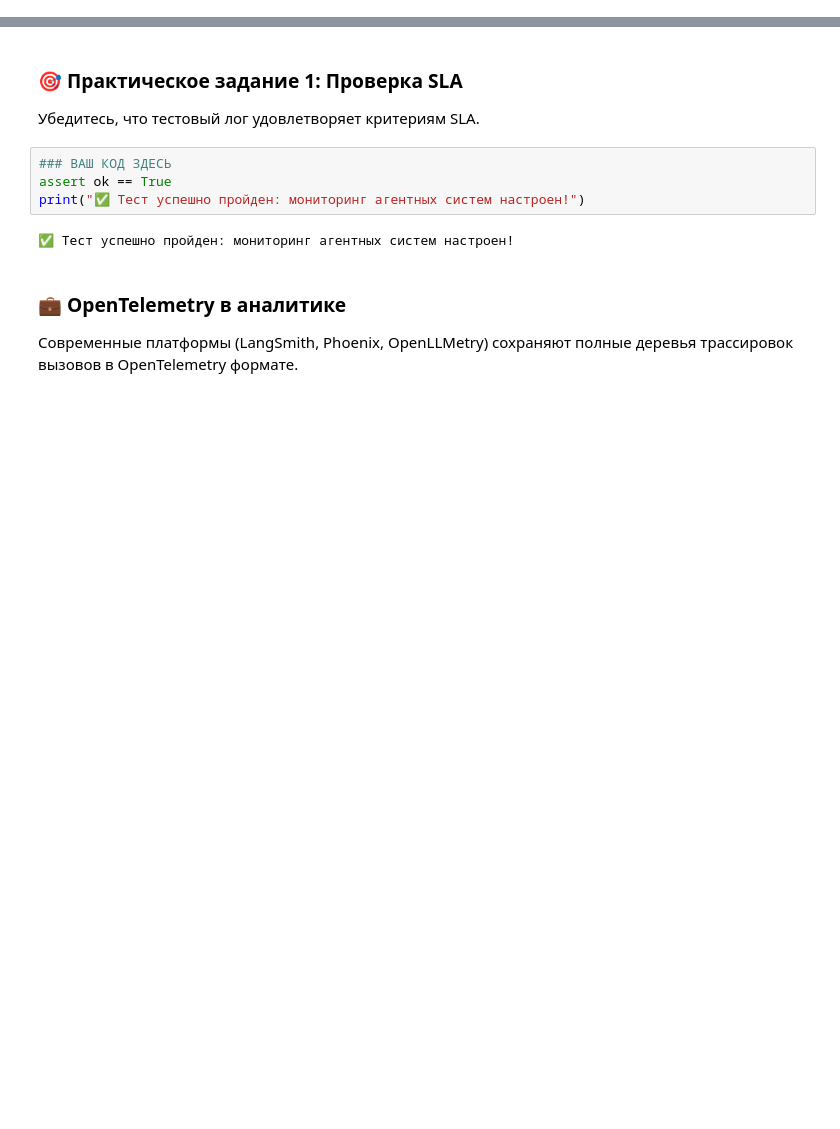
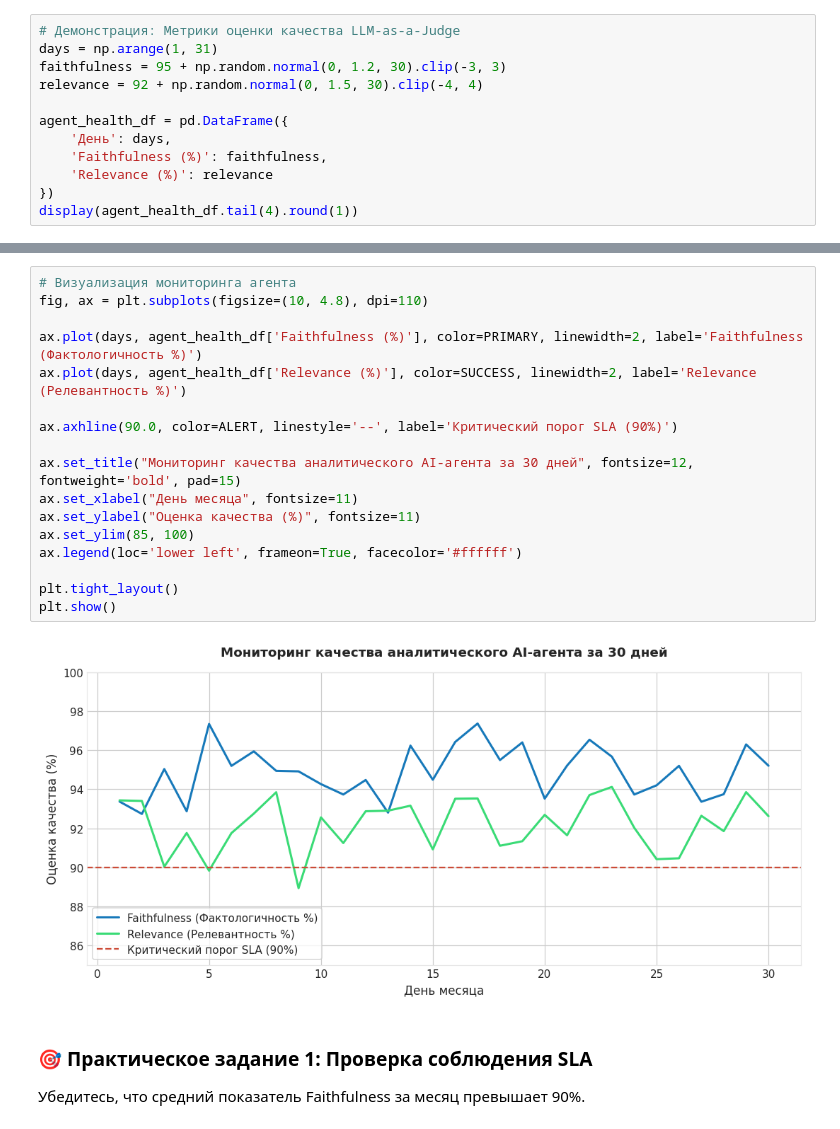
Before and after one commit to Enlyl/data-analyst-2027, a Jupyter notebook: course/module_12_ai_agents/lesson_04_llm_evaluation_and_monitoring.ipynb, the cells around one changed output, grey strips where cells are left out. Cells and saved outputs as stored; diff of their text form; blank space fills up the shorter version.

Commit message:
feat(course): complete 100% visual enrichment of all 66 notebooks with business charts and animations

```diff
--- a/course/module_12_ai_agents/lesson_04_llm_evaluation_and_monitoring.ipynb
+++ b/course/module_12_ai_agents/lesson_04_llm_evaluation_and_monitoring.ipynb
@@ -69,0 +36,12 @@ print(f"Статус проверки трассировки: {ok} ({msg})")
+# %%
+# Демонстрация: Метрики оценки качества LLM-as-a-Judge
+days = np.arange(1, 31)
+faithfulness = 95 + np.random.normal(0, 1.2, 30).clip(-3, 3)
+relevance = 92 + np.random.normal(0, 1.5, 30).clip(-4, 4)
+
+agent_health_df = pd.DataFrame({
+    'День': days,
+    'Faithfulness (%)': faithfulness,
+    'Relevance (%)': relevance
+})
+display(agent_health_df.tail(4).round(1))
@@ -70,12 +57,22 @@ print(f"Статус проверки трассировки: {ok} ({msg})")
+# %%
+# Визуализация мониторинга агента
+fig, ax = plt.subplots(figsize=(10, 4.8), dpi=110)
+
+ax.plot(days, agent_health_df['Faithfulness (%)'], color=PRIMARY, linewidth=2, label='Faithfulness (Фактологичность %)')
+ax.plot(days, agent_health_df['Relevance (%)'], color=SUCCESS, linewidth=2, label='Relevance (Релевантность %)')
+
+ax.axhline(90.0, color=ALERT, linestyle='--', label='Критический порог SLA (90%)')
+
+ax.set_title("Мониторинг качества аналитического AI-агента за 30 дней", fontsize=12, fontweight='bold', pad=15)
+ax.set_xlabel("День месяца", fontsize=11)
+ax.set_ylabel("Оценка качества (%)", fontsize=11)
+ax.set_ylim(85, 100)
+ax.legend(loc='lower left', frameon=True, facecolor='#ffffff')
+
+plt.tight_layout()
+plt.show()
+# %% [output]
+[figure, added]
 # %% [markdown]
-### 🎯 Практическое задание 1: Проверка SLA
-Убедитесь, что тестовый лог удовлетворяет критериям SLA.
+### 🎯 Практическое задание 1: Проверка соблюдения SLA
+Убедитесь, что средний показатель Faithfulness за месяц превышает 90%.
-# %%
-### ВАШ КОД ЗДЕСЬ
-assert ok == True
-print("✅ Тест успешно пройден: мониторинг агентных систем настроен!")
-# %% [output]
-✅ Тест успешно пройден: мониторинг агентных систем настроен!
-# %% [markdown]
-### 💼 OpenTelemetry в аналитике
-Современные платформы (LangSmith, Phoenix, OpenLLMetry) сохраняют полные деревья трассировок вызовов в OpenTelemetry формате.
```
Also changed, not shown: parts of 11 cells of this notebook, 23 other files.
